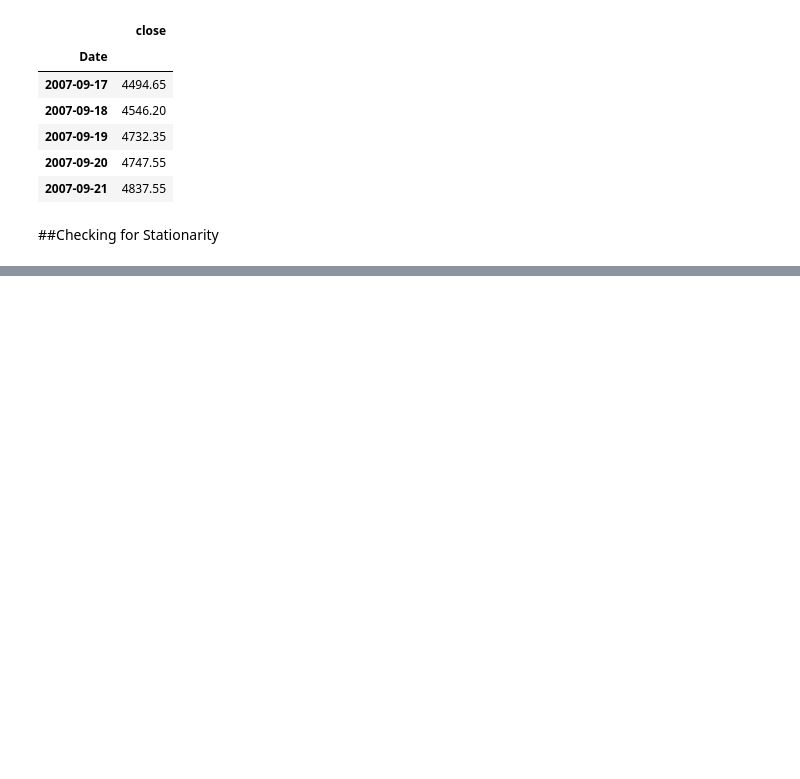
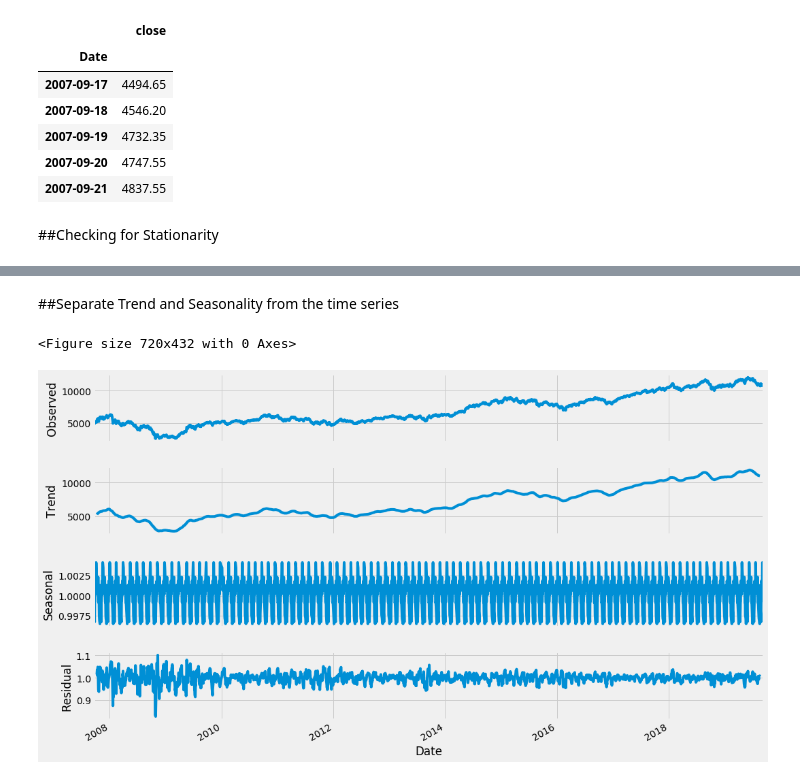
Before and after one commit to jesvin1/Basics, a Jupyter notebook: Nifty_Prediction.ipynb, the cells around one changed output, grey strips where cells are left out. Drawn from its saved outputs; the diff is of its cells as text; code cells hidden in the pictures; blank space fills up the shorter version.

```diff
--- a/Nifty_Prediction.ipynb
+++ b/Nifty_Prediction.ipynb
@@ -176 +31,20 @@ def best_arima(df):
+# %%
+import os
+import warnings
+warnings.filterwarnings('ignore')
+import numpy as np
+import pandas as pd
+import matplotlib.pyplot as plt
+plt.style.use('fivethirtyeight')
+from pylab import rcParams
+rcParams['figure.figsize'] = 10, 6
+from statsmodels.tsa.stattools import adfuller
+from statsmodels.tsa.seasonal import seasonal_decompose
+from statsmodels.tsa.arima_model import ARIMA
+from pmdarima.arima import auto_arima
+from sklearn.metrics import mean_squared_error, mean_absolute_error
+import math
+import numpy as np
+import datetime as datetime
+import yfinance as yf
 # %% [markdown]
@@ -256,0 +107,10 @@ Our residuals are likely not normally distributed.
+# %% [markdown]
+##Separate Trend and Seasonality from the time series
+# %%
+result = seasonal_decompose(my_stock, model='multiplicative', freq = 30)
+fig = plt.figure()
+fig = result.plot()
+fig.set_size_inches(16, 9)
+# %% [output]
+<Figure size 720x432 with 0 Axes>
+[figure, added]
```
Also changed, not shown: parts of 25 cells of this notebook.
